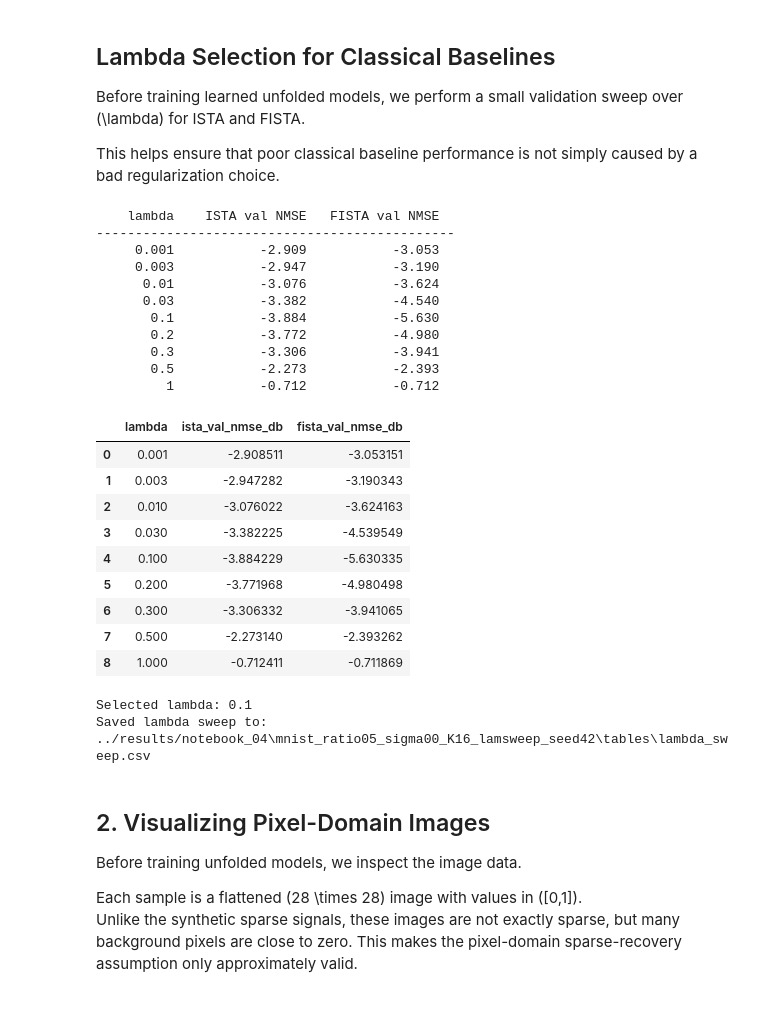
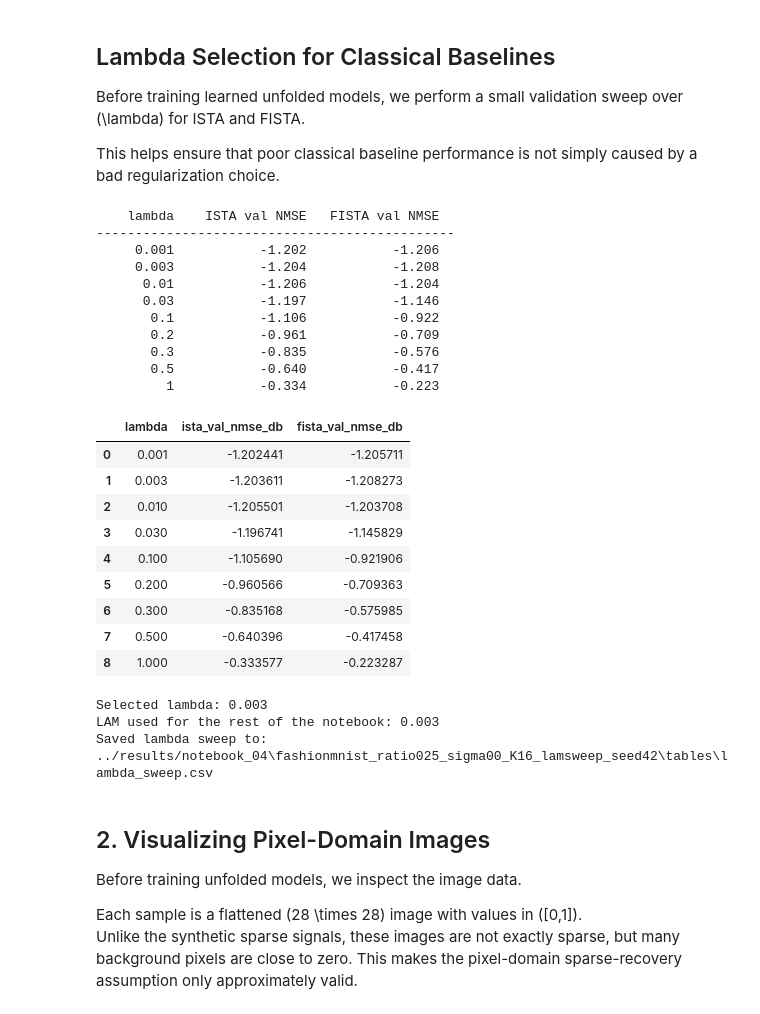
Before and after one commit to ThEpiCake/hyperlista-mbdl, a Jupyter notebook: notebooks/04_real_image_pixel_domain.ipynb, the cells around one changed output. Drawn from its saved outputs; the diff is of its cells as text; code cells hidden in the pictures.

```diff
--- a/notebooks/04_real_image_pixel_domain.ipynb
+++ b/notebooks/04_real_image_pixel_domain.ipynb
@@ -52,8 +52,8 @@ Device: cuda
 # Experiment configuration
 # ============================================================
 
-DATASET_NAME = "mnist"          # "mnist" or "fashionmnist"
-MEASUREMENT_RATIO = 0.5         # e.g. 0.25 or 0.5
+DATASET_NAME = "fashionmnist"          # "mnist" or "fashionmnist"
+MEASUREMENT_RATIO = 0.25         # e.g. 0.25 or 0.5
 SIGMA = 0.0
 BATCH_SIZE = 256
 N_VAL = 5000
@@ -99,7 +99,8 @@ config = {
     "batch_size": BATCH_SIZE,
     "n_val": N_VAL,
     "K": K,
-    "lambda": LAM,
+    "initial_lambda": LAM,
+    "lambda": None,
     "seed": SEED,
     "run_alista": RUN_ALISTA,
     "run_hyperlista": RUN_HYPERLISTA,
@@ -196,53 +197,57 @@ for lam in LAMBDA_GRID:
         "fista_val_nmse_db": fista_val,
     })
 
     print(f"{lam:>10.4g} {ista_val:>16.3f} {fista_val:>16.3f}")
 
 lambda_sweep_df = pd.DataFrame(lambda_sweep_rows)
 lambda_sweep_path = os.path.join(TABLE_DIR, "lambda_sweep.csv")
 lambda_sweep_df.to_csv(lambda_sweep_path, index=False)
 
 best_row = lambda_sweep_df.loc[
     lambda_sweep_df["fista_val_nmse_db"].idxmin()
 ]
 
 LAM = float(best_row["lambda"])
 
+config["lambda"] = LAM
 config["selected_lambda"] = LAM
+config["lambda_grid"] = LAMBDA_GRID
 config["lambda_selection"] = "best FISTA validation NMSE over LAMBDA_GRID"
 
 with open(os.path.join(RESULTS_DIR, "config.json"), "w") as f:
     json.dump(config, f, indent=2)
 
 display(lambda_sweep_df)
 
 print()
 print(f"Selected lambda: {LAM}")
+print(f"LAM used for the rest of the notebook: {LAM}")
 print(f"Saved lambda sweep to: {lambda_sweep_path}")
 # %% [output]
     lambda    ISTA val NMSE   FISTA val NMSE
 ----------------------------------------------
-     0.001           -2.909           -3.053
-     0.003           -2.947           -3.190
-      0.01           -3.076           -3.624
-      0.03           -3.382           -4.540
-       0.1           -3.884           -5.630
-       0.2           -3.772           -4.980
-       0.3           -3.306           -3.941
-       0.5           -2.273           -2.393
-         1           -0.712           -0.712
+     0.001           -1.202           -1.206
+     0.003           -1.204           -1.208
+      0.01           -1.206           -1.204
+      0.03           -1.197           -1.146
+       0.1           -1.106           -0.922
+       0.2           -0.961           -0.709
+       0.3           -0.835           -0.576
+       0.5           -0.640           -0.417
+         1           -0.334           -0.223
 |  | lambda | ista_val_nmse_db | fista_val_nmse_db |
-| 0 | 0.001 | -2.908511 | -3.053151 |
-| 1 | 0.003 | -2.947282 | -3.190343 |
-| 2 | 0.010 | -3.076022 | -3.624163 |
-| 3 | 0.030 | -3.382225 | -4.539549 |
-| 4 | 0.100 | -3.884229 | -5.630335 |
-| 5 | 0.200 | -3.771968 | -4.980498 |
-| 6 | 0.300 | -3.306332 | -3.941065 |
-| 7 | 0.500 | -2.273140 | -2.393262 |
-| 8 | 1.000 | -0.712411 | -0.711869 |
+| 0 | 0.001 | -1.202441 | -1.205711 |
+| 1 | 0.003 | -1.203611 | -1.208273 |
+| 2 | 0.010 | -1.205501 | -1.203708 |
+| 3 | 0.030 | -1.196741 | -1.145829 |
+| 4 | 0.100 | -1.105690 | -0.921906 |
+| 5 | 0.200 | -0.960566 | -0.709363 |
+| 6 | 0.300 | -0.835168 | -0.575985 |
+| 7 | 0.500 | -0.640396 | -0.417458 |
+| 8 | 1.000 | -0.333577 | -0.223287 |
-Selected lambda: 0.1
-Saved lambda sweep to: ../results/notebook_04\mnist_ratio05_sigma00_K16_lamsweep_seed42\tables\lambda_sweep.csv
+Selected lambda: 0.003
+LAM used for the rest of the notebook: 0.003
+Saved lambda sweep to: ../results/notebook_04\fashionmnist_ratio025_sigma00_K16_lamsweep_seed42\tables\lambda_sweep.csv
 # %% [markdown]
 ## 2. Visualizing Pixel-Domain Images
 
```
Also changed, not shown: parts of 12 cells of this notebook, 8 other files.
